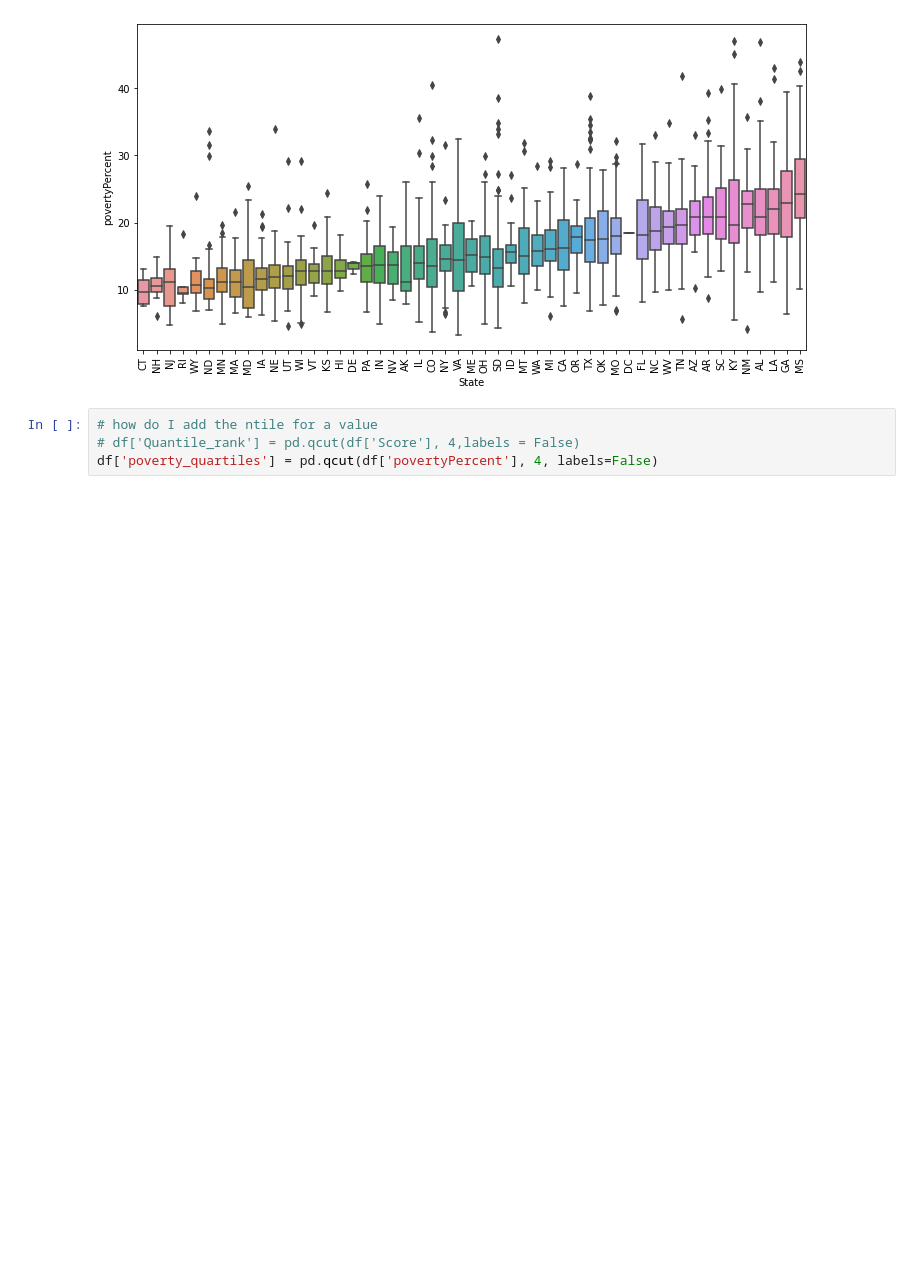
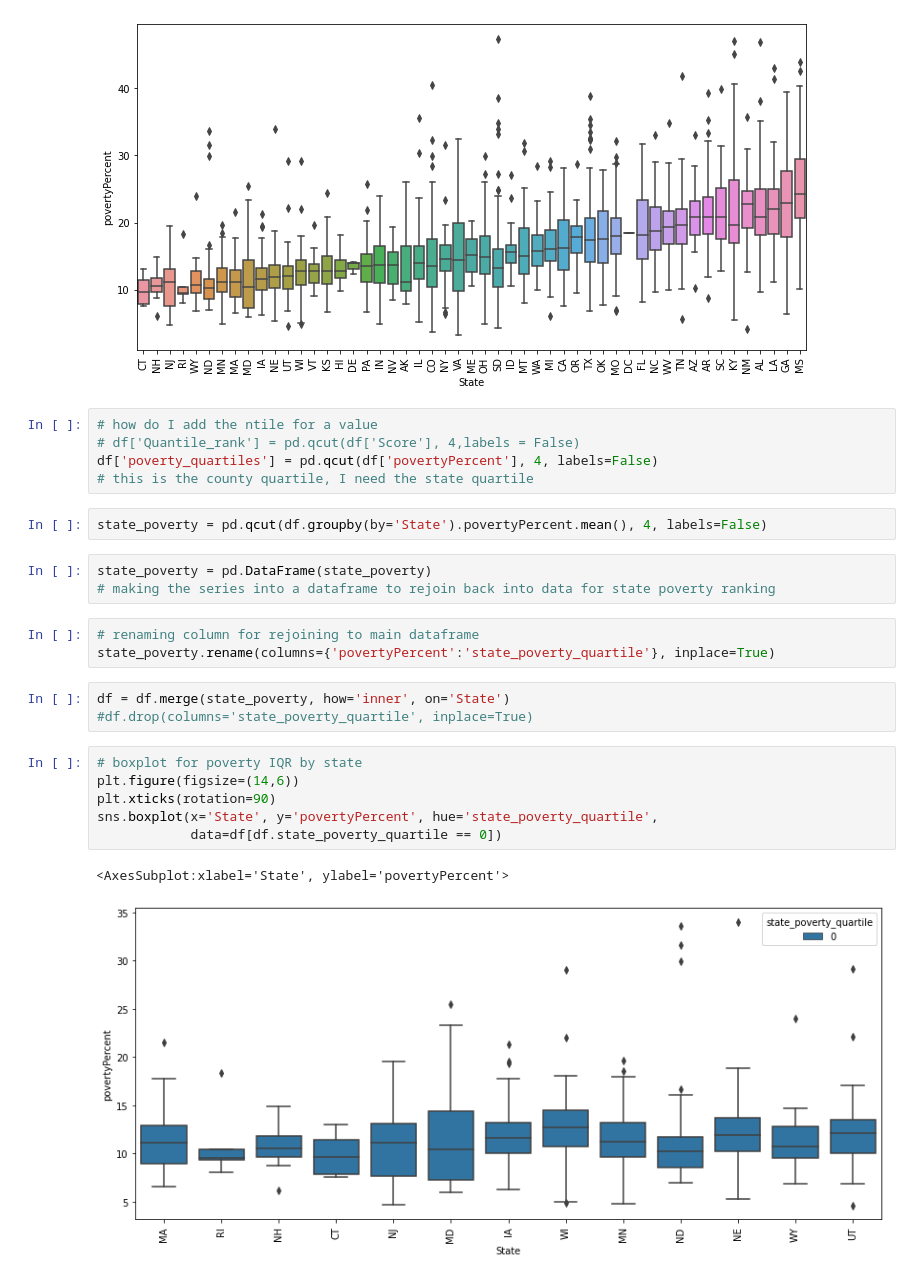
Before and after one commit to dansarmiento/ColaboratoryNotebooks, a Jupyter notebook: notebook8cd93c78a5.ipynb, the cells around one changed output. Saved outputs shown, nothing was run; the diff lists cells and outputs as text; blank space fills up the shorter version.

```diff
--- a/notebook8cd93c78a5.ipynb
+++ b/notebook8cd93c78a5.ipynb
@@ -125,3 +125,24 @@ sns.boxplot(x='State', y='povertyPercent', data=df, order=pov_order)
 # how do I add the ntile for a value
 # df['Quantile_rank'] = pd.qcut(df['Score'], 4,labels = False)
 df['poverty_quartiles'] = pd.qcut(df['povertyPercent'], 4, labels=False)
+# this is the county quartile, I need the state quartile
+# %%
+state_poverty = pd.qcut(df.groupby(by='State').povertyPercent.mean(), 4, labels=False)
+# %%
+state_poverty = pd.DataFrame(state_poverty)
+# making the series into a dataframe to rejoin back into data for state poverty ranking
+# %%
+# renaming column for rejoining to main dataframe
+state_poverty.rename(columns={'povertyPercent':'state_poverty_quartile'}, inplace=True)
+# %%
+df = df.merge(state_poverty, how='inner', on='State')
+#df.drop(columns='state_poverty_quartile', inplace=True)
+# %%
+# boxplot for poverty IQR by state
+plt.figure(figsize=(14,6))
+plt.xticks(rotation=90)
+sns.boxplot(x='State', y='povertyPercent', hue='state_poverty_quartile',
+            data=df[df.state_poverty_quartile == 0])
+# %% [output]
+<AxesSubplot:xlabel='State', ylabel='povertyPercent'>
+[figure, added]
```
Also changed, not shown: parts of 2 cells of this notebook.
